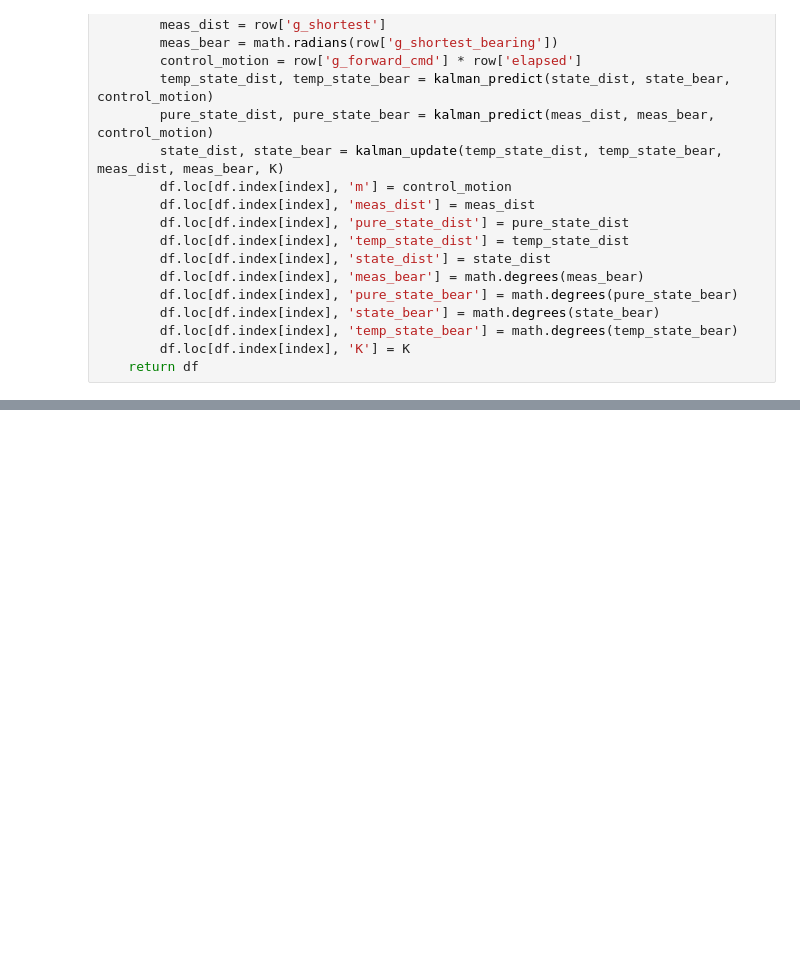
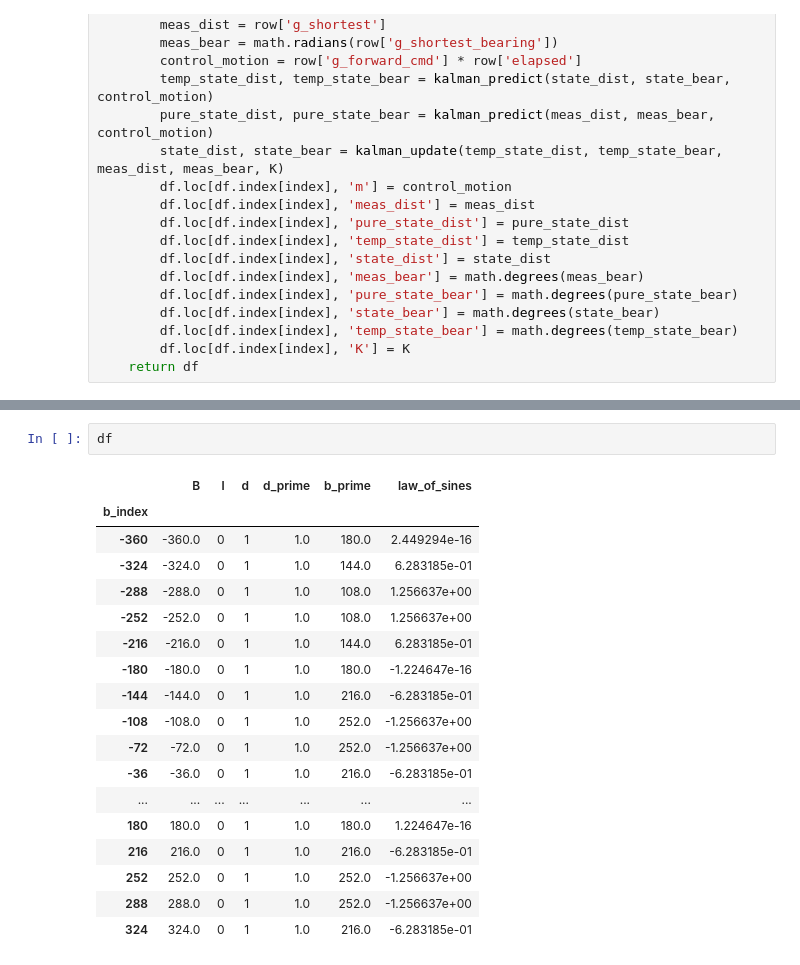
Before and after one commit to campusrover/2020prrexamples, a Jupyter notebook: scripts/kalman/Kalman Bestest.ipynb, the cells around one changed output, grey strips where cells are left out. Cells and saved outputs as stored; diff of their text form; blank space fills up the shorter version.

```diff
--- a/scripts/kalman/Kalman Bestest.ipynb
+++ b/scripts/kalman/Kalman Bestest.ipynb
@@ -117,0 +131,21 @@ for K in range(0, 5):
+# %%
+df
+# %% [output]
+|  | B | l | d | d_prime | b_prime | law_of_sines |
+| b_index |  |  |  |  |  |  |
+| -360 | -360.0 | 0 | 1 | 1.0 | 180.0 | 2.449294e-16 |
+| -324 | -324.0 | 0 | 1 | 1.0 | 144.0 | 6.283185e-01 |
+| -288 | -288.0 | 0 | 1 | 1.0 | 108.0 | 1.256637e+00 |
+| -252 | -252.0 | 0 | 1 | 1.0 | 108.0 | 1.256637e+00 |
+| -216 | -216.0 | 0 | 1 | 1.0 | 144.0 | 6.283185e-01 |
+| -180 | -180.0 | 0 | 1 | 1.0 | 180.0 | -1.224647e-16 |
+| -144 | -144.0 | 0 | 1 | 1.0 | 216.0 | -6.283185e-01 |
+| -108 | -108.0 | 0 | 1 | 1.0 | 252.0 | -1.256637e+00 |
+| -72 | -72.0 | 0 | 1 | 1.0 | 252.0 | -1.256637e+00 |
+| -36 | -36.0 | 0 | 1 | 1.0 | 216.0 | -6.283185e-01 |
+| ... | ... | ... | ... | ... | ... | ... |
+| 180 | 180.0 | 0 | 1 | 1.0 | 180.0 | 1.224647e-16 |
+| 216 | 216.0 | 0 | 1 | 1.0 | 216.0 | -6.283185e-01 |
+| 252 | 252.0 | 0 | 1 | 1.0 | 252.0 | -1.256637e+00 |
+| 288 | 288.0 | 0 | 1 | 1.0 | 252.0 | -1.256637e+00 |
+| 324 | 324.0 | 0 | 1 | 1.0 | 216.0 | -6.283185e-01 |
```
Also changed, not shown: parts of 10 cells of this notebook, 3 other files.
